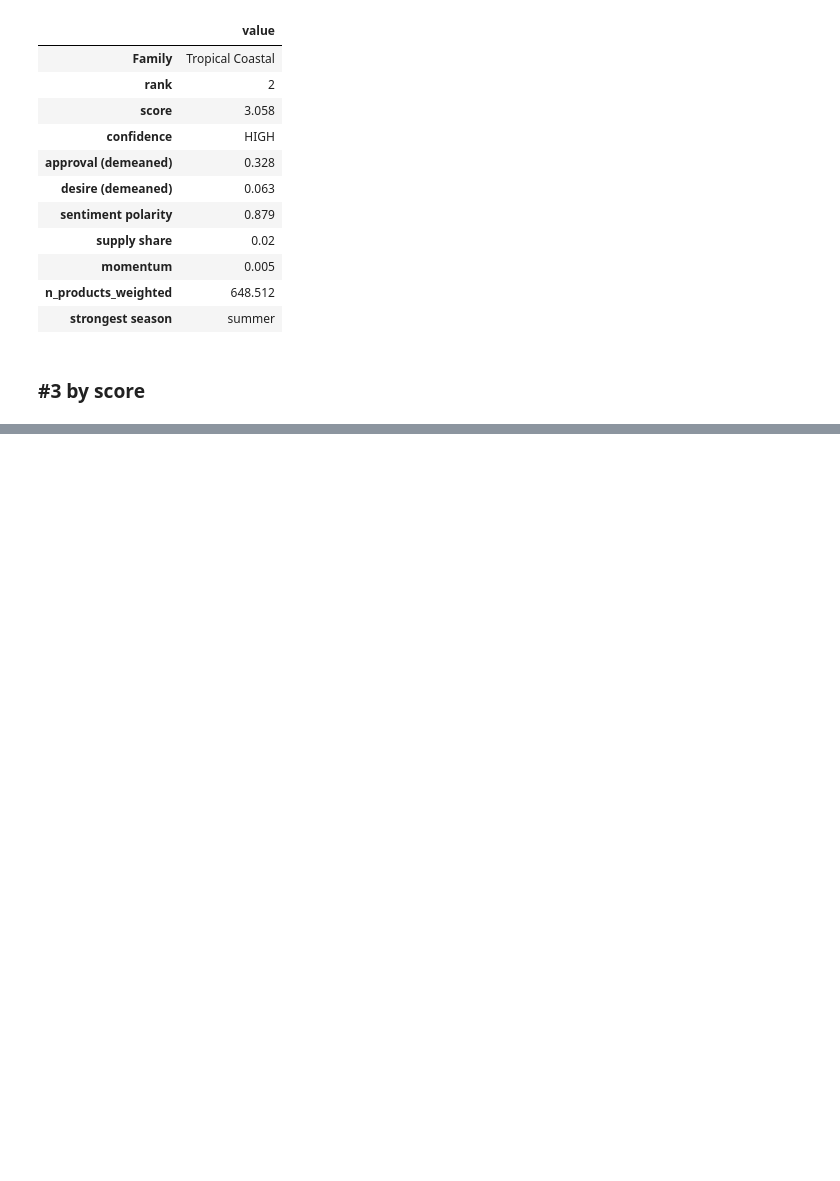
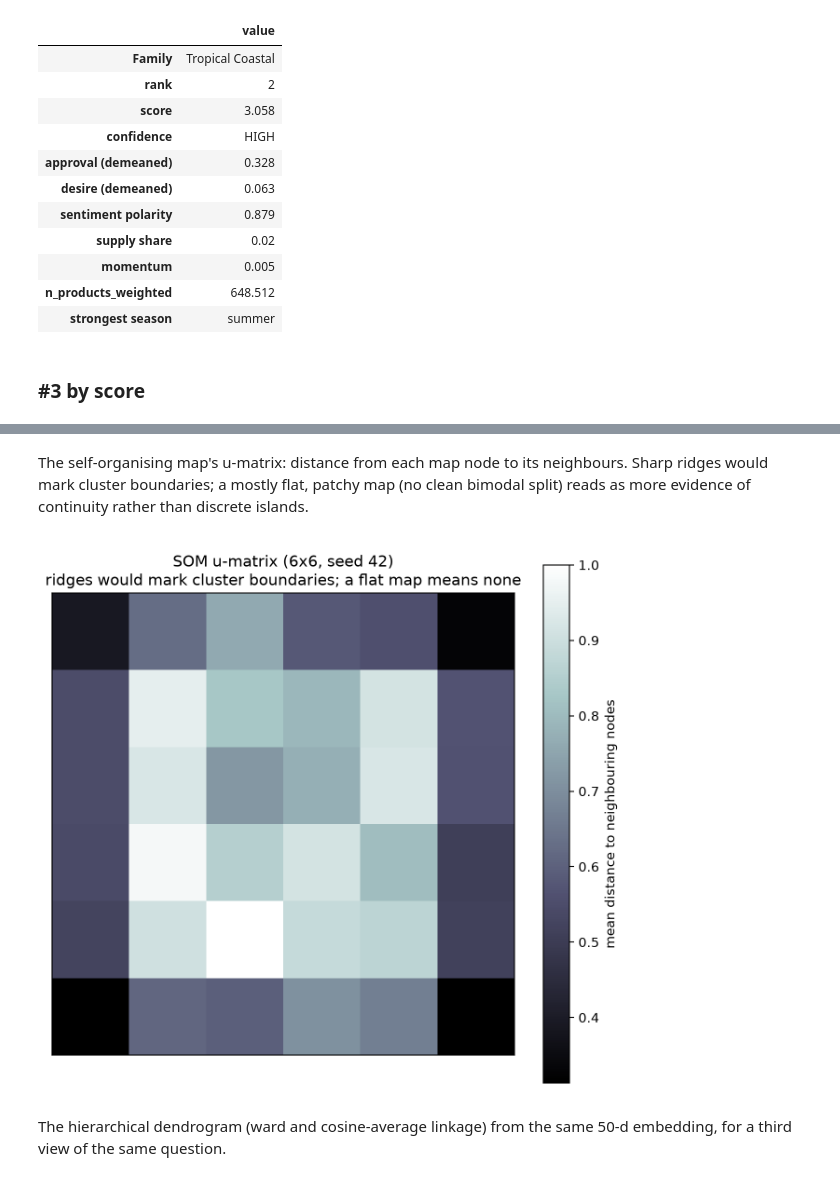
Before and after one commit to m0hit18o2/fragrance-intel, a Jupyter notebook: notebooks/results.ipynb, the cells around one changed output, grey strips where cells are left out. Saved outputs shown, nothing was run; the diff lists cells and outputs as text; code cells hidden in the pictures; blank space fills up the shorter version.

```diff
--- a/notebooks/results.ipynb
+++ b/notebooks/results.ipynb
@@ -629,0 +883,12 @@ show(evidence_trace(top3_ids[2]).to_frame("value"))
+# %% [markdown]
+The self-organising map's u-matrix: distance from each map node to its
+neighbours. Sharp ridges would mark cluster boundaries; a mostly flat,
+patchy map (no clean bimodal split) reads as more evidence of continuity
+rather than discrete islands.
+# %%
+display(Image(filename=str(FIG_DIR / "j_som_umatrix.png")))
+# %% [output]
+[figure, added]
+# %% [markdown]
+The hierarchical dendrogram (ward and cosine-average linkage) from the
+same 50-d embedding, for a third view of the same question.
```
Also changed, not shown: parts of 32 cells of this notebook, 10 other files.
